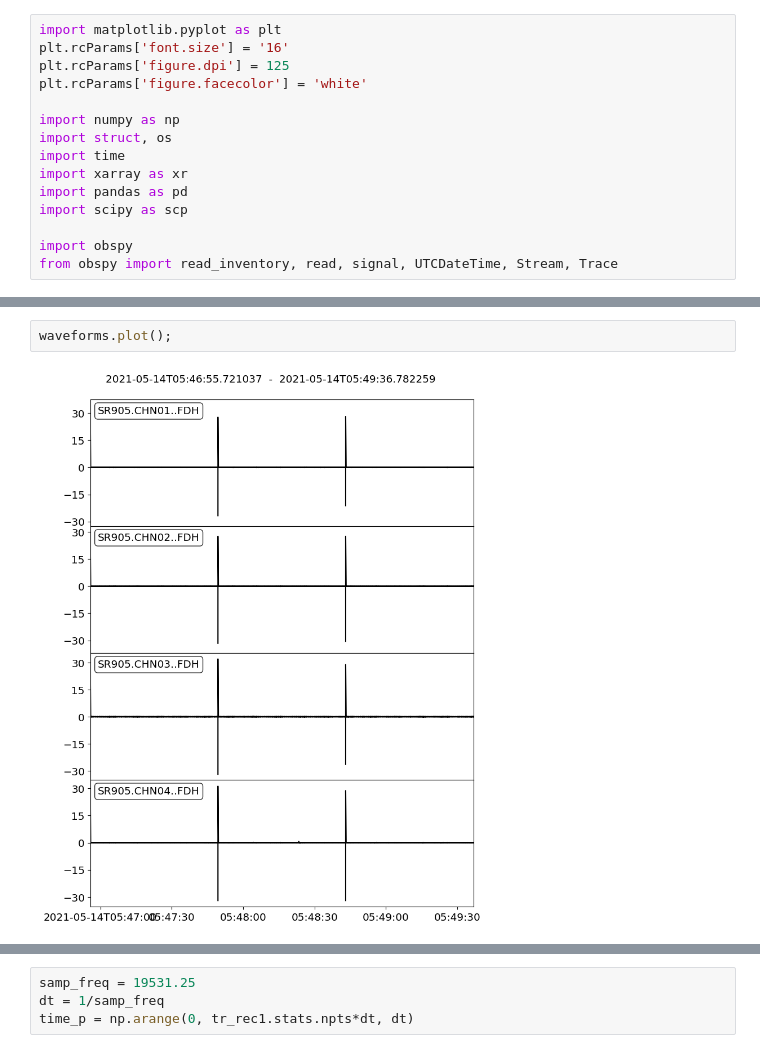
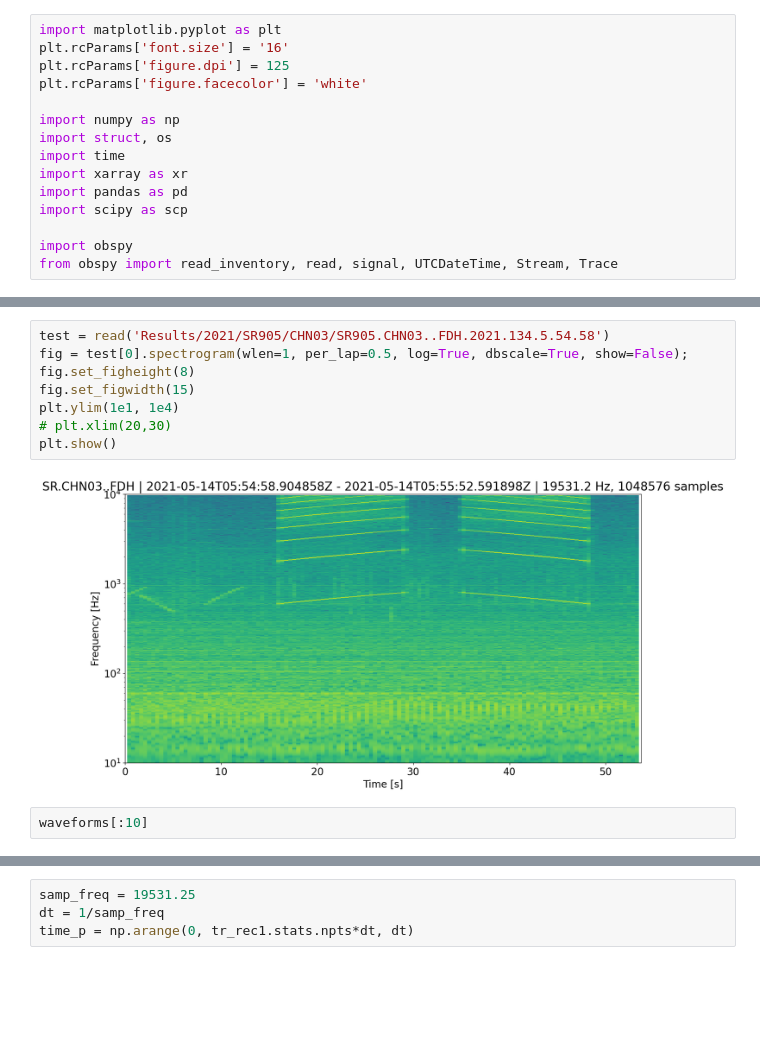
Before and after one commit to Gilaverbuch/pyOAD, a Jupyter notebook: ReadData.ipynb, the cells around one changed output, grey strips where cells are left out. Drawn from its saved outputs; the diff is of its cells as text; blank space fills up the shorter version.

```diff
--- a/ReadData.ipynb
+++ b/ReadData.ipynb
@@ -44,6 +27,14 @@ plt.show()
-# %%
-waveforms.plot();
-# %% [output]
-[figure, removed]
+# %%
+test = read('Results/2021/SR905/CHN03/SR905.CHN03..FDH.2021.134.5.54.58')
+fig = test[0].spectrogram(wlen=1, per_lap=0.5, log=True, dbscale=True, show=False);
+fig.set_figheight(8)
+fig.set_figwidth(15)
+plt.ylim(1e1, 1e4)
+# plt.xlim(20,30)
+plt.show()
+# %% [output]
+[figure, added]
+# %%
+waveforms[:10]
 # %%
 waveforms.merge()
```
Also changed, not shown: parts of 17 cells of this notebook, 4 other files.
